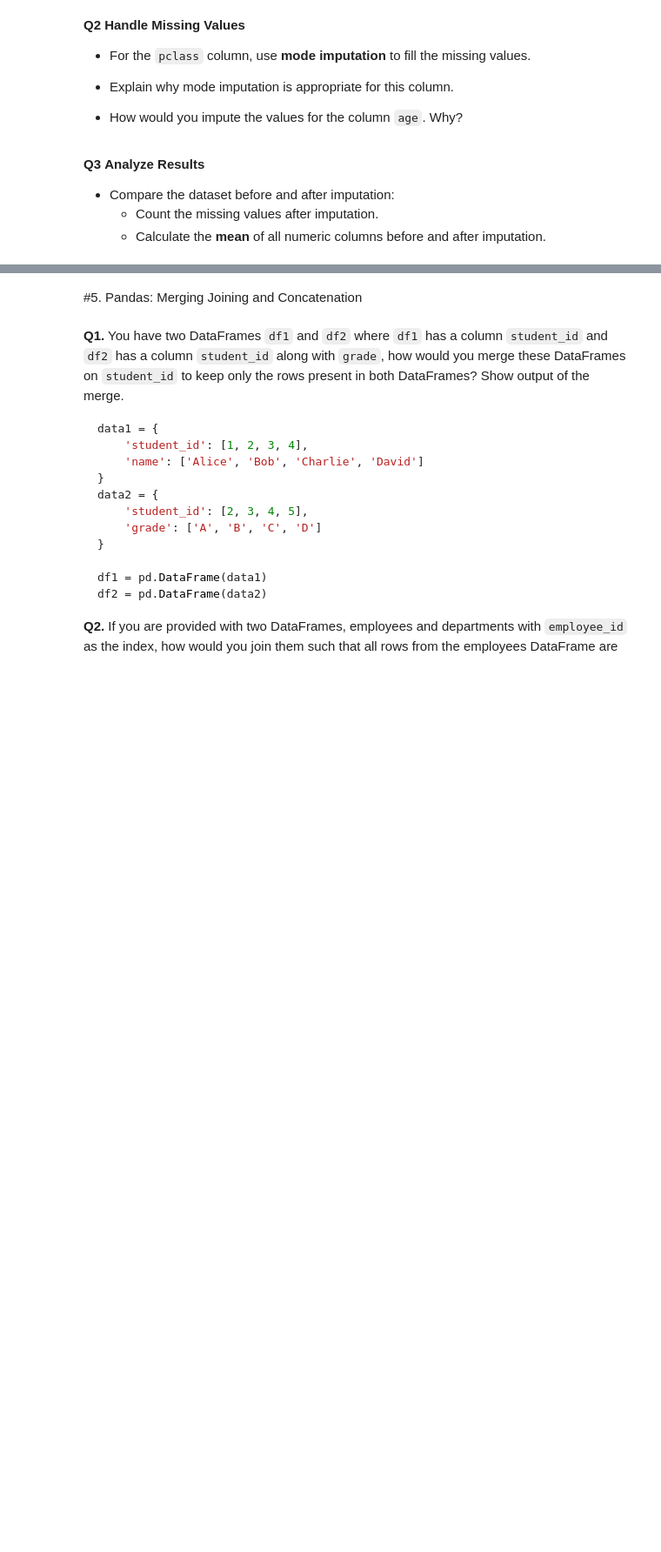
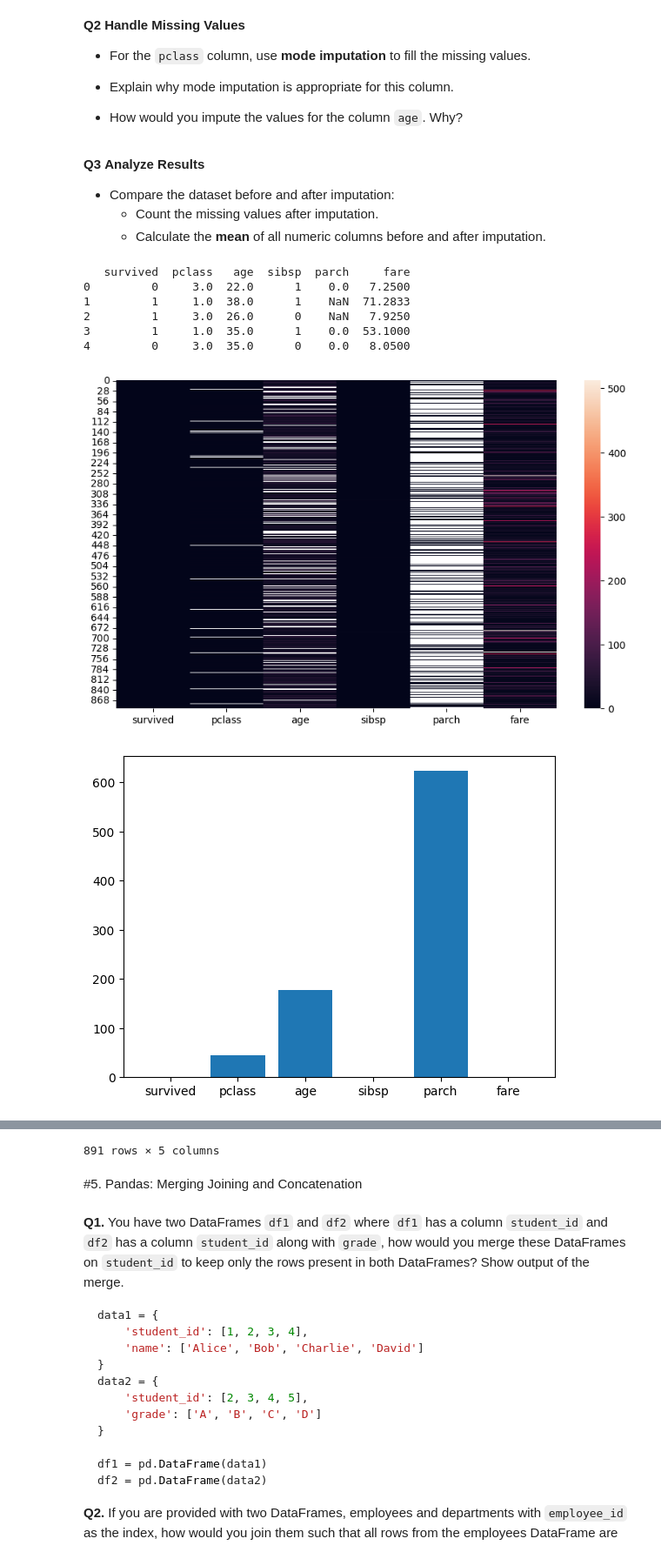
Before and after one commit to ishaank17/PSDV-Grp-ES-114-, a Jupyter notebook: Lab2/Lab2.ipynb, the cells around one changed output, grey strips where cells are left out. Shown at 87% size. Drawn from its saved outputs; the diff is of its cells as text; code cells hidden in the pictures; blank space fills up the shorter version.

```diff
--- a/Lab2/Lab2.ipynb
+++ b/Lab2/Lab2.ipynb
@@ -403,3 +397,25 @@ numeric_df.loc[pclass_nan_indices, 'pclass'] = np.nan
 # Introducing missing values in the 'parch' column
 parch_nan_indices = np.random.choice(numeric_df.index, size=int(0.70 * len(numeric_df)), replace=False)
 numeric_df.loc[parch_nan_indices, 'parch'] = np.nan
+# %%
+#Question 1
+print(numeric_df.head(5))
+plt.figure(figsize=(10, 6))
+sns.heatmap(numeric_df)
+plt.show()
+missing=numeric_df.isna().sum()
+missing_percent=missing/(numeric_df.size//6)*100
+plt.bar(missing.index,missing.values)
+map=missing_percent>60
+numeric_df.drop(columns=numeric_df.columns[map],inplace=True)
+plt.show()
+numeric_df
+# %% [output]
+   survived  pclass   age  sibsp  parch     fare
+0         0     3.0  22.0      1    0.0   7.2500
+1         1     1.0  38.0      1    NaN  71.2833
+2         1     3.0  26.0      0    NaN   7.9250
+3         1     1.0  35.0      1    0.0  53.1000
+4         0     3.0  35.0      0    0.0   8.0500
+[figure, added]
+[figure, added]
@@ -406,3 +434,4 @@ numeric_df.loc[parch_nan_indices, 'parch'] = np.nan
+891 rows × 5 columns
 # %% [markdown]
 #5. Pandas: Merging Joining and Concatenation
 # %% [markdown]
```
Also changed, not shown: parts of 9 cells of this notebook.
